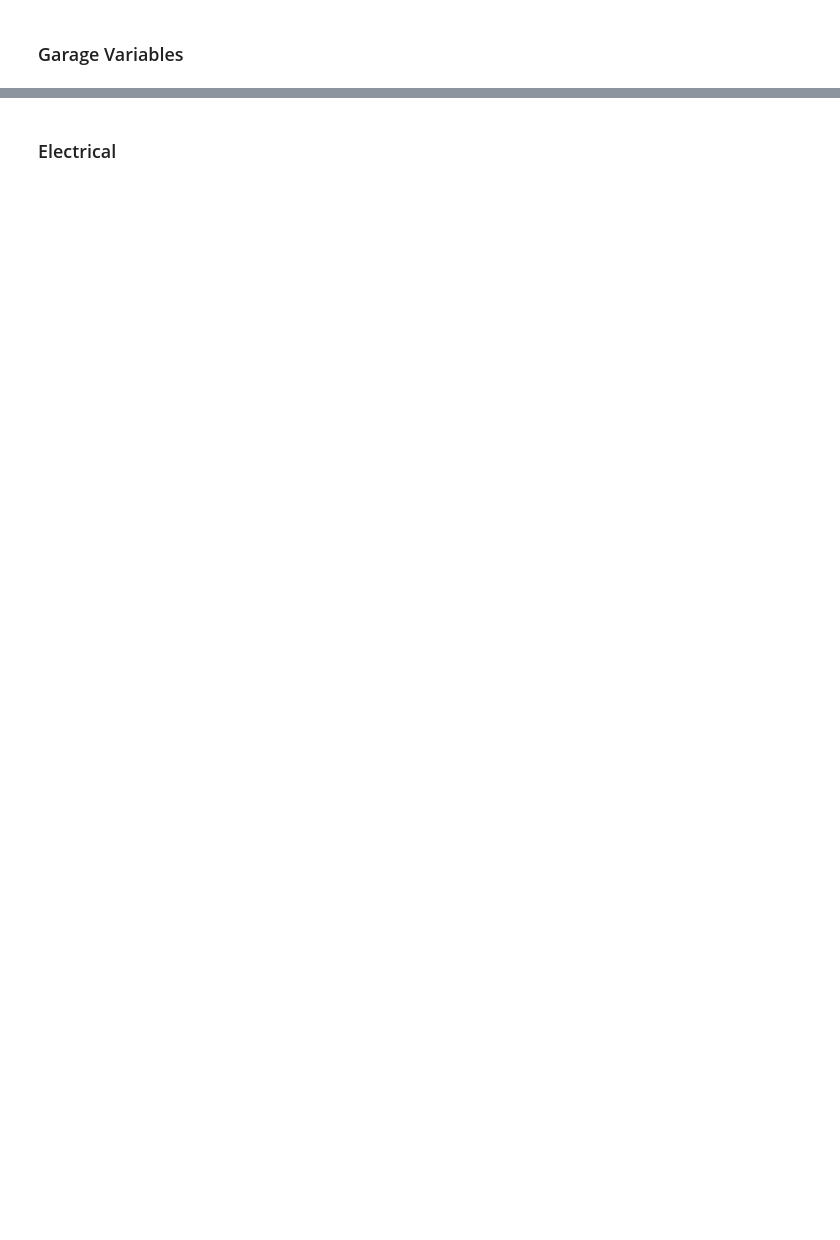
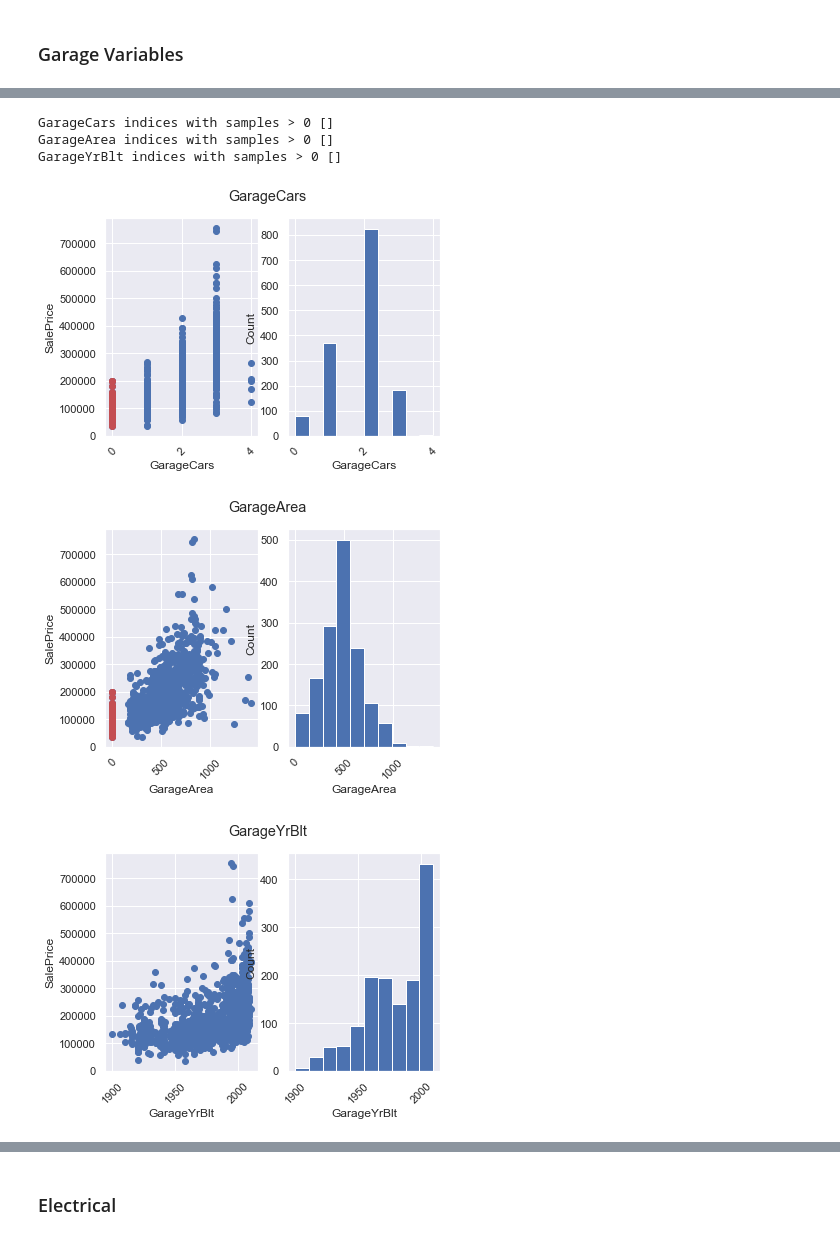
Before and after one commit to flyingcape/Ames_Iowa_HousePrices_Regression, a Jupyter notebook: EDA_Data_Cleaning.ipynb, the cells around one changed output, grey strips where cells are left out. Cells and saved outputs as stored; diff of their text form; code cells hidden in the pictures; blank space fills up the shorter version.

```diff
--- a/EDA_Data_Cleaning.ipynb
+++ b/EDA_Data_Cleaning.ipynb
@@ -545,5 +788,5 @@ garg_5 = np.where(train0['GarageYrBlt'].isna())
 # %%
-all_NoGarg_rows = np.concatenate((garg_1, garg_2, garg_3, garg_4, garg_5), axis=None)
+all_NoGarg_rows = np.concatenate((garg_1, garg_2, garg_3, garg_4), axis=None)
 # print(all_NoGarg_rows)
 # %%
 No_Garg_rows = np.unique(all_NoGarg_rows)
@@ -571,31 +832,40 @@ print('\n')
 # %%
 # lets look at these garage numerical variables
 garg_nvars = ['GarageCars',
-             'GarageArea']
+             'GarageArea',
+             'GarageYrBlt']
 
 for nvar in garg_nvars:
     fig, axs = plt.subplots(1,2)
     fig.suptitle(nvar)
 
     # Histogram
     axs[1].hist(train0[nvar],color='b')
     axs[1].tick_params(axis='x', rotation=45)
     axs[1].set_ylabel('Count')
     axs[1].set_xlabel(nvar)
 
     # Scatter
     axs[0].scatter(train0[nvar],train0['SalePrice'],color='b')
 
     # -------------------------------------------------------------------------------
     # Plotting the "no garage" rows to examine if these variables exhibit ZEROs
     # -------------------------------------------------------------------------------
-    axs[0].scatter(train0.loc[No_Garg_rows,nvar],train0.loc[No_Garg_rows,'SalePrice'])
+    axs[0].scatter(train0.loc[No_Garg_rows,nvar],train0.loc[No_Garg_rows,'SalePrice'],
+                  color='r')
 
     print(nvar, 'indices with samples > 0', No_Garg_rows[np.where(train0.loc[No_Garg_rows, nvar]>0)])
 
     axs[0].tick_params(axis='x', rotation=45)
     axs[0].set_ylabel('SalePrice')
     axs[0].set_xlabel(nvar)
+# %% [output]
+GarageCars indices with samples > 0 []
+GarageArea indices with samples > 0 []
+GarageYrBlt indices with samples > 0 []
+[figure, added]
+[figure, added]
+[figure, added]
 # %%
 print(np.where(train0['GarageType'].isna()))
 train0.loc[(train0['GarageType'].isna()),'GarageType']='None'
```
Also changed, not shown: parts of 77 cells of this notebook, 3 other files.
